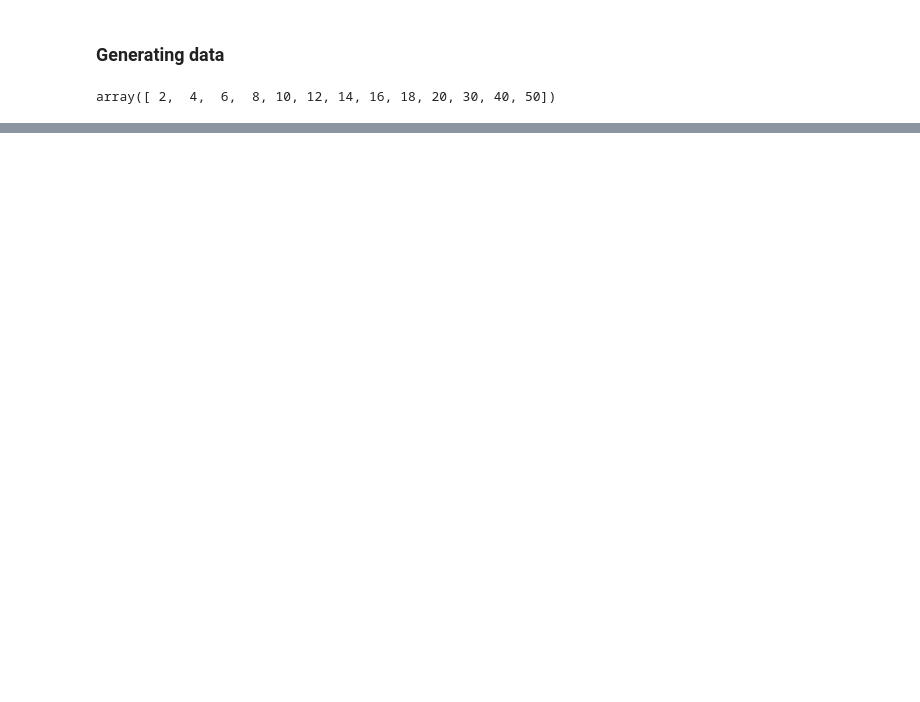
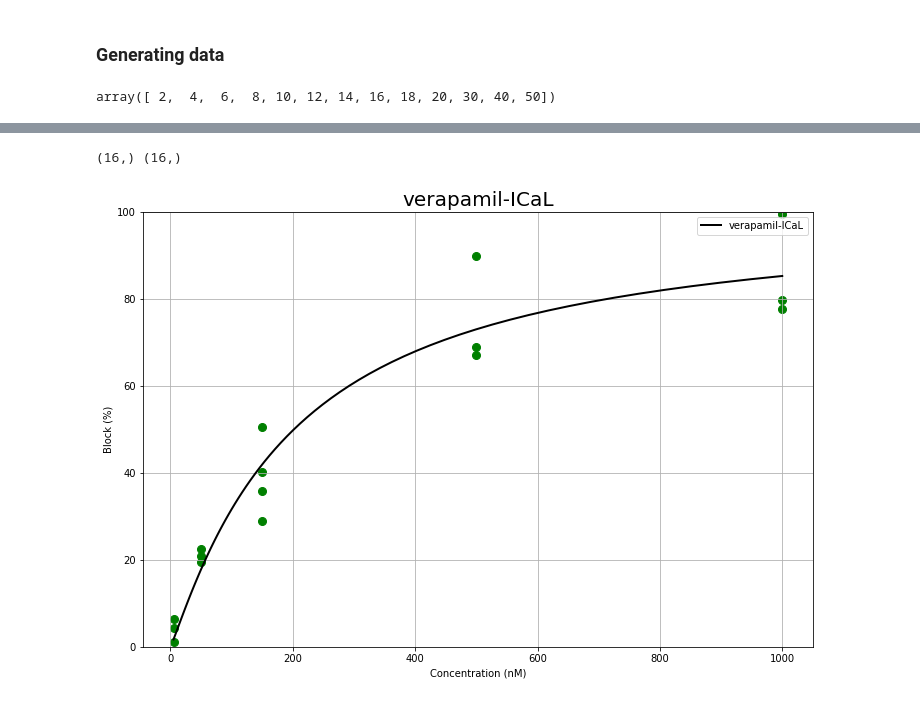
Before and after one commit to jksong1212/Electrophysiology-CiPA, a Jupyter notebook: Examples/Dose_response_curve/dose_response_curve_test.ipynb, the cells around one changed output, grey strips where cells are left out. Cells and saved outputs as stored; diff of their text form; code cells hidden in the pictures; blank space fills up the shorter version.

```diff
--- a/Examples/Dose_response_curve/dose_response_curve_test.ipynb
+++ b/Examples/Dose_response_curve/dose_response_curve_test.ipynb
@@ -150,0 +224,31 @@ for fit in fitData:
+# %%
+concs =  np.array([5, 5, 5, 50, 50, 50, 150, 150, 150, 150, 500, 500, 500, 1000, 1000, 1000])
+blocks = np.array([6.5, 4.3, 1.1, 22.6, 20.9, 19.4, 50.5, 28.9, 40.1, 35.9, 89.8, 67.2, 68.9, 99.6, 77.7, 79.7 ])
+print(concs.shape, blocks.shape)
+# %% [output]
+(16,) (16,)
+# %%
+xvals = np.array([5, 50, 150, 500, 1000])
+# xvals = np.array([xvals.min(), xvals.max(), plot_IC50/10, plot_IC50*10])
+xvals = np.array([xvals.min(), xvals.max()])
+plot_x = np.linspace(min(np.log10(xvals)), max(np.log10(xvals)),  100)
+plot_x = 10**plot_x
+
+plot_IC50 = 201.8
+plot_h = 1.097
+plot_y = ll4(plot_x, plot_h, plot_IC50)
+# %%
+drug_channel = "verapamil-ICaL"
+fig, ax = plt.subplots(1,1, figsize=(12,8))
+ax.set_title(drug_channel, fontsize=20)
+ax.set_xlabel(f'Concentration (nM)')
+ax.set_ylabel(f'Block (%)')
+ax.set_ylim(0, 100)
+ax.plot( plot_x, plot_y, label=drug_channel, color='k', linewidth=2)
+ax.scatter(concs, blocks, s=64, color='g')
+ax.legend()
+ax.grid()
+plt.plot
+fig.savefig(f"{drug_channel}.jpg", dpi=100)
+# %% [output]
+[figure, added]
```
Also changed, not shown: parts of 15 cells of this notebook, 2 other files.
